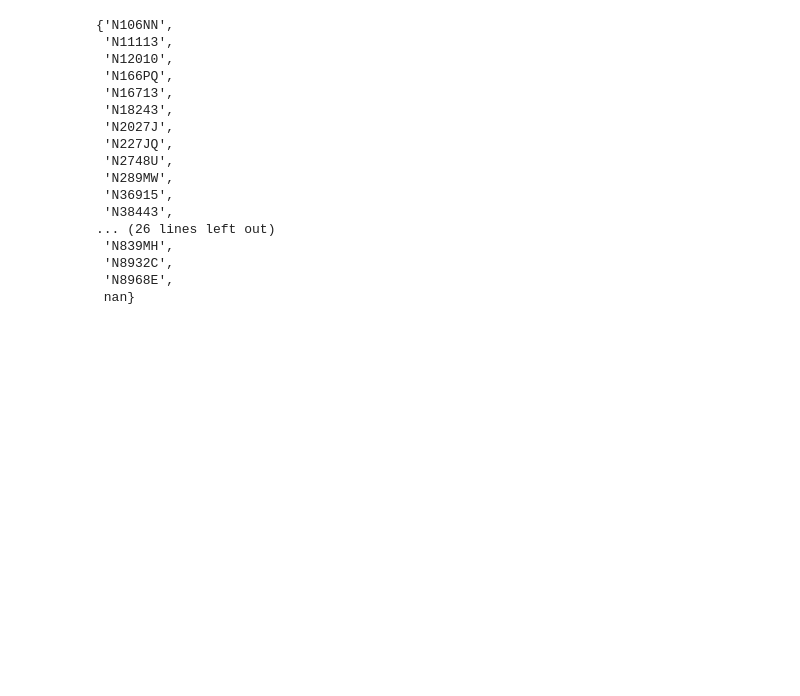
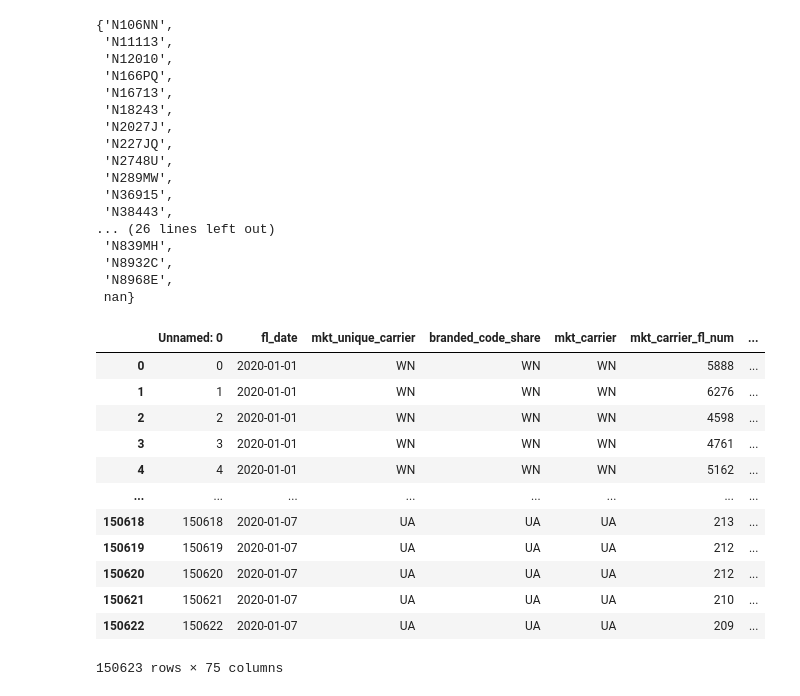
Before and after one commit to Graham-Broughton/flight_delay, a Jupyter notebook: test.ipynb, the cells around one changed output. Saved outputs shown, nothing was run; the diff lists cells and outputs as text; code cells hidden in the pictures; blank space fills up the shorter version.

```diff
--- a/test.ipynb
+++ b/test.ipynb
@@ -268,0 +271,18 @@ weather_train = pd.read_csv('EDA_and_preprocessing/G_PSQL_data/weather_train.csv
+# %%
+p = pd.read_csv('EDA_and_preprocessing/G_PSQL_data/final_flight_test.csv')
+# %%
+p
+# %% [output]
+|  | Unnamed: 0 | fl_date | mkt_unique_carrier | branded_code_share | mkt_carrier | mkt_carrier_fl_num | ... |
+| 0 | 0 | 2020-01-01 | WN | WN | WN | 5888 | ... |
+| 1 | 1 | 2020-01-01 | WN | WN | WN | 6276 | ... |
+| 2 | 2 | 2020-01-01 | WN | WN | WN | 4598 | ... |
+| 3 | 3 | 2020-01-01 | WN | WN | WN | 4761 | ... |
+| 4 | 4 | 2020-01-01 | WN | WN | WN | 5162 | ... |
+| ... | ... | ... | ... | ... | ... | ... | ... |
+| 150618 | 150618 | 2020-01-07 | UA | UA | UA | 213 | ... |
+| 150619 | 150619 | 2020-01-07 | UA | UA | UA | 212 | ... |
+| 150620 | 150620 | 2020-01-07 | UA | UA | UA | 212 | ... |
+| 150621 | 150621 | 2020-01-07 | UA | UA | UA | 210 | ... |
+| 150622 | 150622 | 2020-01-07 | UA | UA | UA | 209 | ... |
+150623 rows × 75 columns
```
Also changed, not shown: parts of 6 cells of this notebook, 10 other files.
